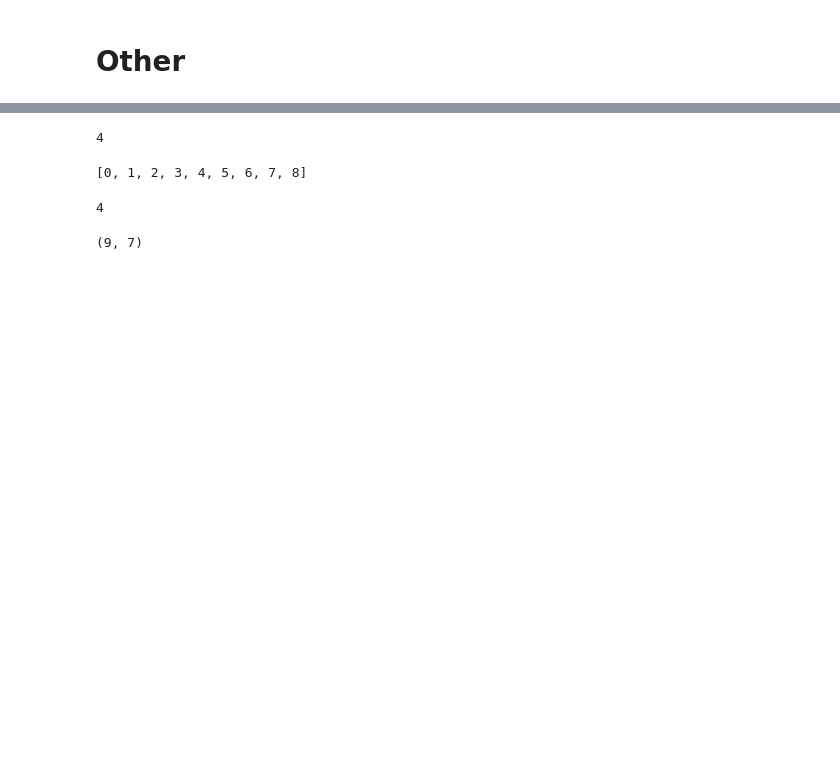
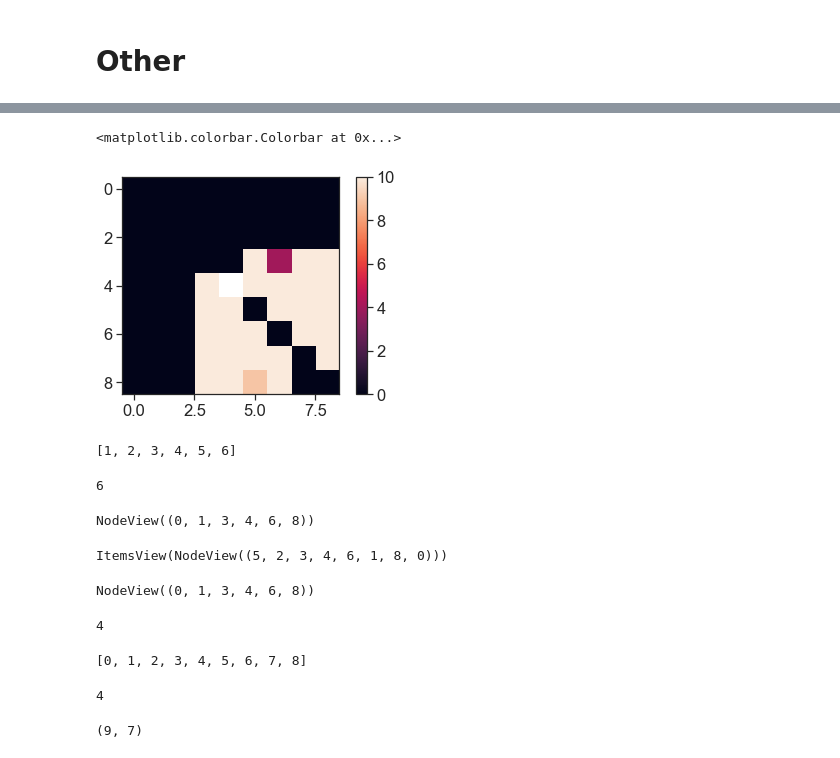
Before and after one commit to yves-weissenberger/line_loop, a Jupyter notebook: project_notebooks/line_loop/analyse_line_loop_NAVI_newdat.ipynb, the cells around one changed output, grey strips where cells are left out. Drawn from its saved outputs; the diff is of its cells as text; code cells hidden in the pictures; blank space fills up the shorter version.

```diff
--- a/project_notebooks/line_loop/analyse_line_loop_NAVI_newdat.ipynb
+++ b/project_notebooks/line_loop/analyse_line_loop_NAVI_newdat.ipynb
@@ -428,3 +489,29 @@ plt.tight_layout()
+# %%
+plt.imshow(perf,vmax=10)
+plt.colorbar()
+# %% [output]
+<matplotlib.colorbar.Colorbar at 0x...>
+[figure, added]
+# %%
+used_states
+# %% [output]
+[1, 2, 3, 4, 5, 6]
+# %%
+len({i:j for i,j in zip(sorted(used_pokes),[map_poke_to_state(i) for i in sorted(used_pokes)])})
+# %% [output]
+6
+# %%
+G.node
+# %% [output]
+NodeView((0, 1, 3, 4, 6, 8))
+# %%
+G.nodes.items()
+# %% [output]
+ItemsView(NodeView((5, 2, 3, 4, 6, 1, 8, 0)))
+# %%
+G.nodes
+# %% [output]
+NodeView((0, 1, 3, 4, 6, 8))
 # %%
 map_state_to_poke(c_rew_index)
 # %% [output]
```
Also changed, not shown: parts of 23 cells of this notebook, 2 other files.
